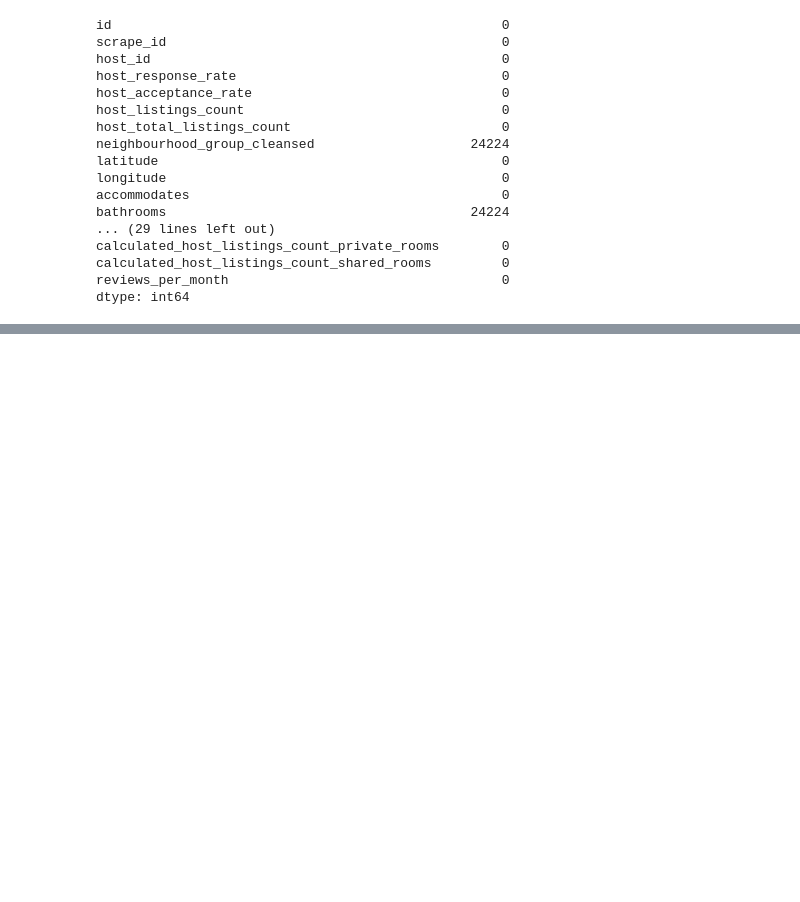
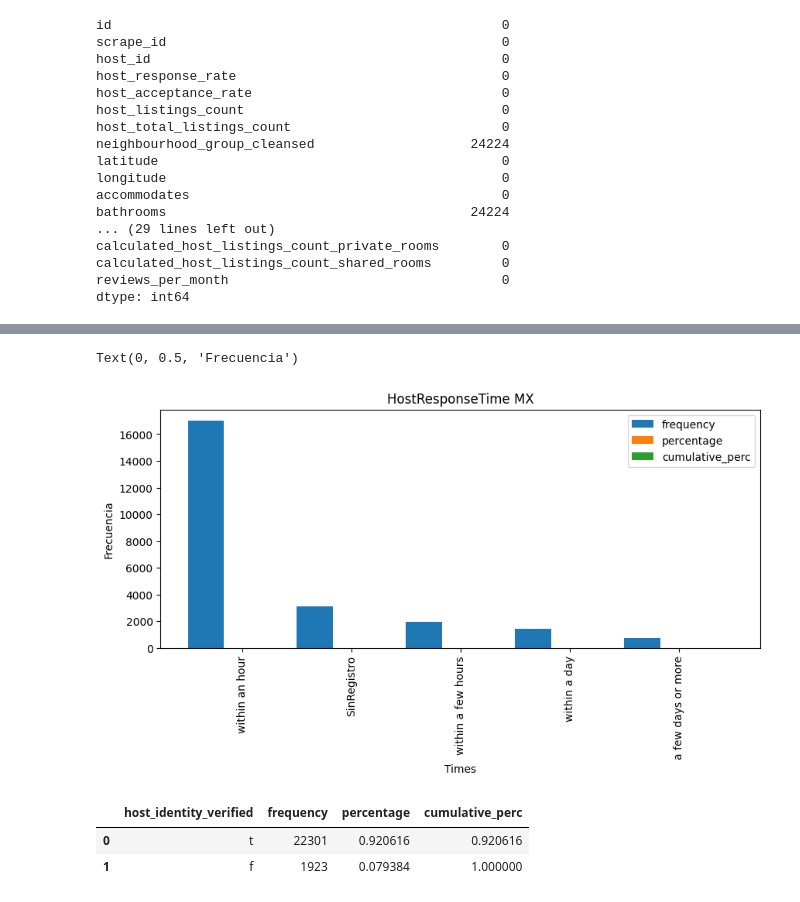
Before and after one commit to Sebasangel10/Actividad6_RetoFinal, a Jupyter notebook: Actividad6Retofinal1.ipynb, the cells around one changed output, grey strips where cells are left out. Drawn from its saved outputs; the diff is of its cells as text; code cells hidden in the pictures; blank space fills up the shorter version.

```diff
--- a/Actividad6Retofinal1.ipynb
+++ b/Actividad6Retofinal1.ipynb
@@ -204,0 +335,2 @@ filtro1.to_csv("Filtro1.csv")
+# %%
+Datos_limpios['price']=Datos_limpios.price.replace('',np.nan).astype(float)
@@ -204,0 +403,4 @@ filtro1.to_csv("Filtro1.csv")
+# %%
+#obtengo analisis univariado de una variable categorica espesifica
+table1=freq_tbl(Datos_limpios['host_response_time'])
+table1
@@ -204,0 +414,25 @@ filtro1.to_csv("Filtro1.csv")
+# %%
+#Filtro los valores mas relevantes de la variable categorica
+Filtro= table1[table1['frequency']>1]
+Filtro
+# %%
+#Adjusto el indice de mi data frame
+Filtro_index=Filtro.set_index('host_response_time')
+Filtro_index
+# %%
+#relaizemos un grafico del dataframe
+Filtro_index.plot(kind= 'bar', width=1, figsize=(10,4))
+plt.title('HostResponseTime MX')
+plt.xlabel('Times')
+plt.ylabel('Frecuencia')
+# %% [output]
+Text(0, 0.5, 'Frecuencia')
+[figure, added]
+# %%
+#obtengo analisis univariado de una variable categorica espesifica
+table2=freq_tbl(Datos_limpios['host_identity_verified'])
+table2
+# %% [output]
+|  | host_identity_verified | frequency | percentage | cumulative_perc |
+| 0 | t | 22301 | 0.920616 | 0.920616 |
+| 1 | f | 1923 | 0.079384 | 1.000000 |
```
Also changed, not shown: parts of 74 cells of this notebook.
